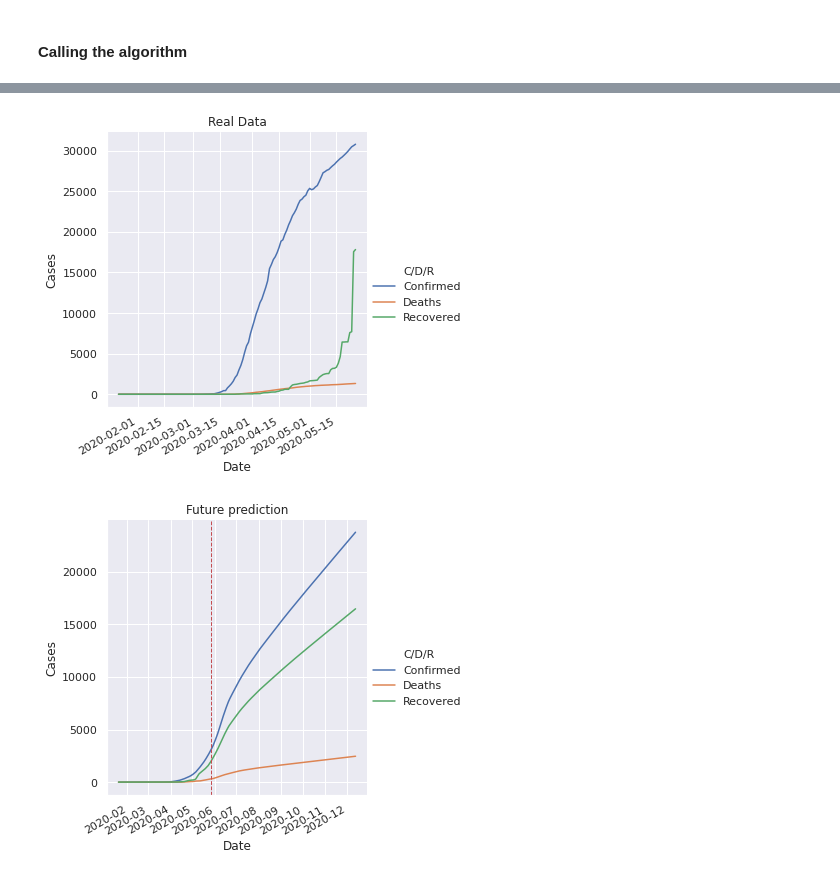
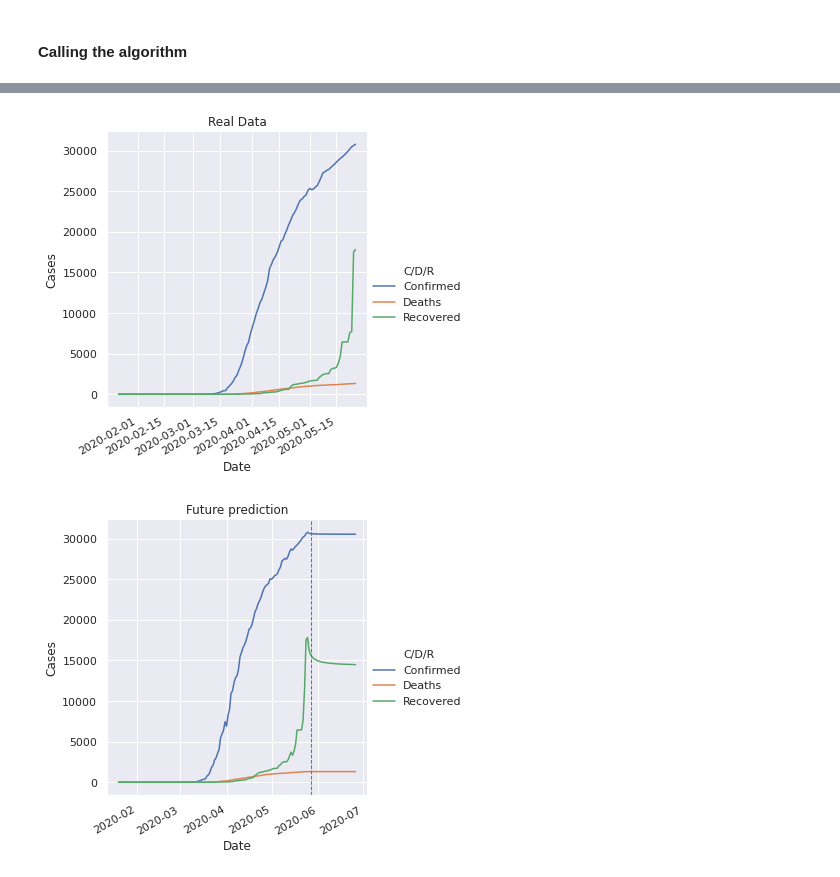
Before and after one commit to SALajes/iart-regression-modeling, a Jupyter notebook: Covid19.ipynb, the cells around one changed output, grey strips where cells are left out. Saved outputs shown, nothing was run; the diff lists cells and outputs as text; code cells hidden in the pictures.

```diff
--- a/Covid19.ipynb
+++ b/Covid19.ipynb
@@ -723,7 +723,7 @@ Best parameters: Pipeline(memory=None,
                                       n_jobs=None))],
          verbose=False)
 # %%
-print_predict(knn,country,offset=200)
+print_predict(knn,country,offset=30)
 # %% [output]
 [figure]
-[figure, old version]
+[figure, new version]
```
Also changed, not shown: parts of 4 cells of this notebook.
